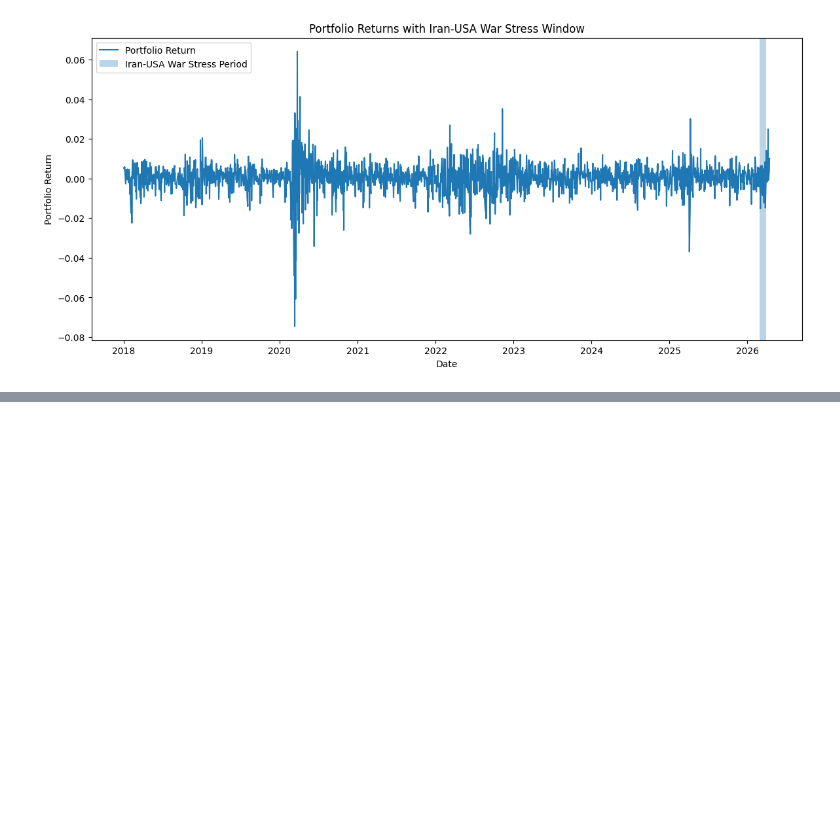
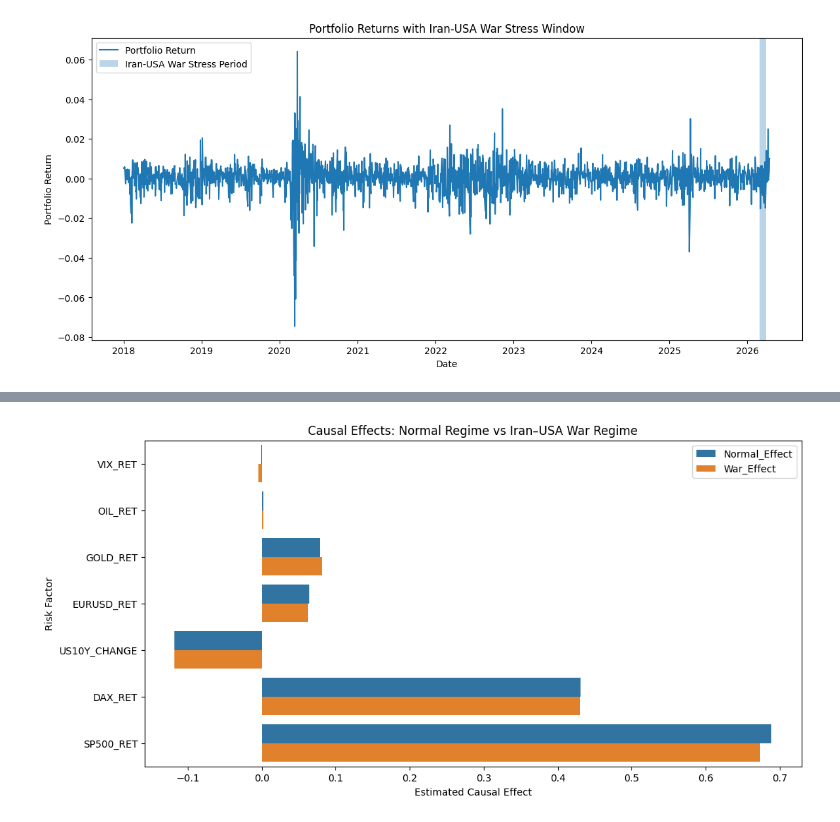
Before and after one commit to Sajjad5/causal-portfolio-risk, a Jupyter notebook: Causal_Attribution_Portfolio_Risk.ipynb, the cells around one changed output, grey strips where cells are left out. Drawn from its saved outputs; the diff is of its cells as text; code cells hidden in the pictures; blank space fills up the shorter version.

```diff
--- a/Causal_Attribution_Portfolio_Risk.ipynb
+++ b/Causal_Attribution_Portfolio_Risk.ipynb
@@ -631,0 +1163,10 @@ plt.show()
+# %%
+# Split scaled data into normal and war regimes
+
+scaled_war_data = scaled_data[
+    scaled_data["IRAN_USA_WAR_REGIME"] == 1
+]
+
+scaled_normal_data = scaled_data[
+    scaled_data["IRAN_USA_WAR_REGIME"] == 0
+]
@@ -631,0 +1238,26 @@ plt.show()
+# %%
+# Visual comparison
+
+regime_plot = regime_comparison.melt(
+    id_vars="Factor",
+    value_vars=["Normal_Effect", "War_Effect"],
+    var_name="Regime",
+    value_name="Causal_Effect"
+)
+
+plt.figure(figsize=(12, 6))
+
+sns.barplot(
+    data=regime_plot,
+    x="Causal_Effect",
+    y="Factor",
+    hue="Regime"
+)
+
+plt.title("Causal Effects: Normal Regime vs Iran–USA War Regime")
+plt.xlabel("Estimated Causal Effect")
+plt.ylabel("Risk Factor")
+plt.legend()
+plt.show()
+# %% [output]
+[figure, added]
```
Also changed, not shown: parts of 40 cells of this notebook.
